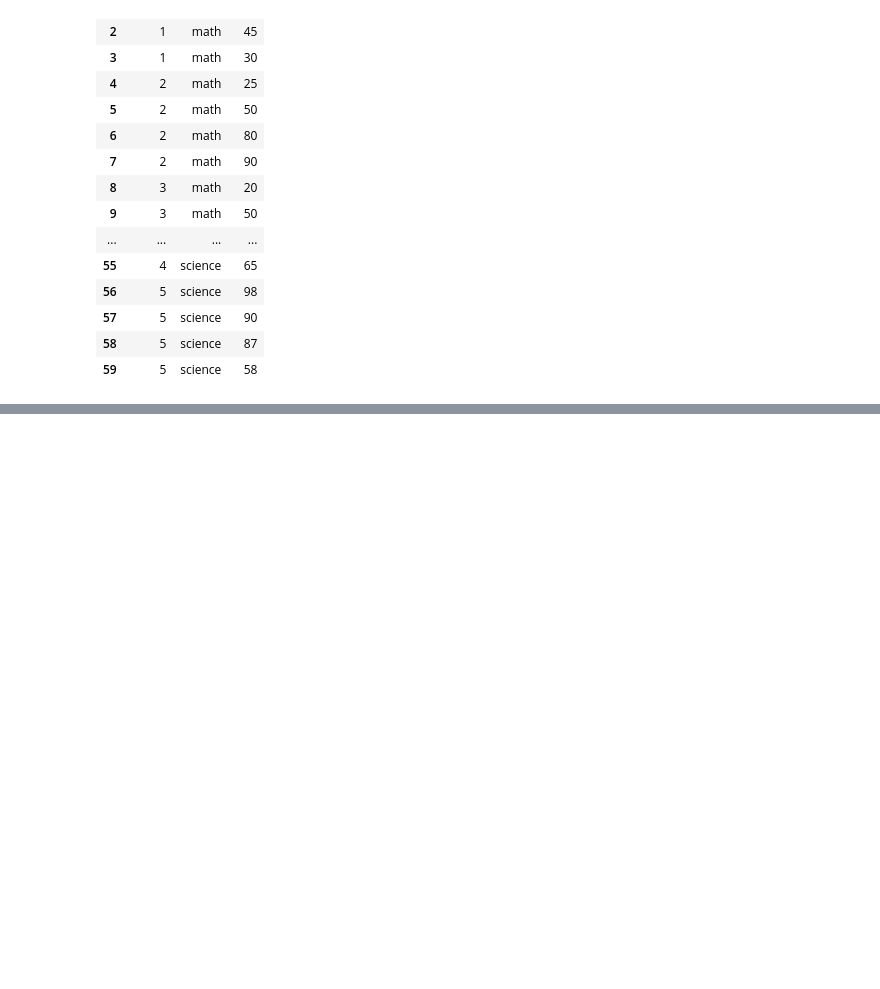
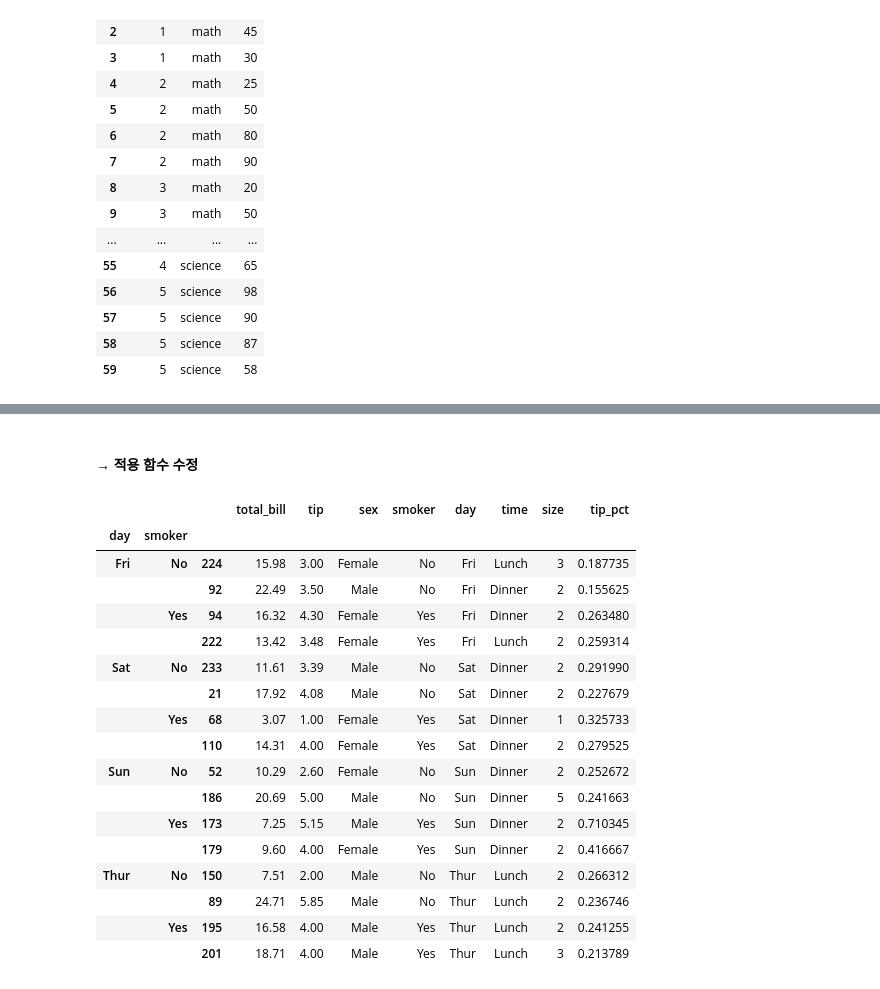
Before and after one commit to zzwony/Start_0920, a Jupyter notebook: redpython.ipynb, the cells around one changed output, grey strips where cells are left out. Cells and saved outputs as stored; diff of their text form; code cells hidden in the pictures; blank space fills up the shorter version.

```diff
--- a/redpython.ipynb
+++ b/redpython.ipynb
@@ -2560,0 +2946,25 @@ df.melt(id_vars=['nclass'], value_vars=['math','english','science'],
+# %% [markdown]
+#### → 적용 함수 수정
+# %%
+#상위 5개까지가 아니라 2개만 하고 싶다면?
+# top이라는 함수를 수정하는 것.
+grouped.apply(top, n=2)
+# %% [output]
+|  |  |  | total_bill | tip | sex | smoker | day | time | size | tip_pct |
+| day | smoker |  |  |  |  |  |  |  |  |  |
+| Fri | No | 224 | 15.98 | 3.00 | Female | No | Fri | Lunch | 3 | 0.187735 |
+|  |  | 92 | 22.49 | 3.50 | Male | No | Fri | Dinner | 2 | 0.155625 |
+|  | Yes | 94 | 16.32 | 4.30 | Female | Yes | Fri | Dinner | 2 | 0.263480 |
+|  |  | 222 | 13.42 | 3.48 | Female | Yes | Fri | Lunch | 2 | 0.259314 |
+| Sat | No | 233 | 11.61 | 3.39 | Male | No | Sat | Dinner | 2 | 0.291990 |
+|  |  | 21 | 17.92 | 4.08 | Male | No | Sat | Dinner | 2 | 0.227679 |
+|  | Yes | 68 | 3.07 | 1.00 | Female | Yes | Sat | Dinner | 1 | 0.325733 |
+|  |  | 110 | 14.31 | 4.00 | Female | Yes | Sat | Dinner | 2 | 0.279525 |
+| Sun | No | 52 | 10.29 | 2.60 | Female | No | Sun | Dinner | 2 | 0.252672 |
+|  |  | 186 | 20.69 | 5.00 | Male | No | Sun | Dinner | 5 | 0.241663 |
+|  | Yes | 173 | 7.25 | 5.15 | Male | Yes | Sun | Dinner | 2 | 0.710345 |
+|  |  | 179 | 9.60 | 4.00 | Female | Yes | Sun | Dinner | 2 | 0.416667 |
+| Thur | No | 150 | 7.51 | 2.00 | Male | No | Thur | Lunch | 2 | 0.266312 |
+|  |  | 89 | 24.71 | 5.85 | Male | No | Thur | Lunch | 2 | 0.236746 |
+|  | Yes | 195 | 16.58 | 4.00 | Male | Yes | Thur | Lunch | 2 | 0.241255 |
+|  |  | 201 | 18.71 | 4.00 | Male | Yes | Thur | Lunch | 3 | 0.213789 |
```
Also changed, not shown: parts of 51 cells of this notebook.
